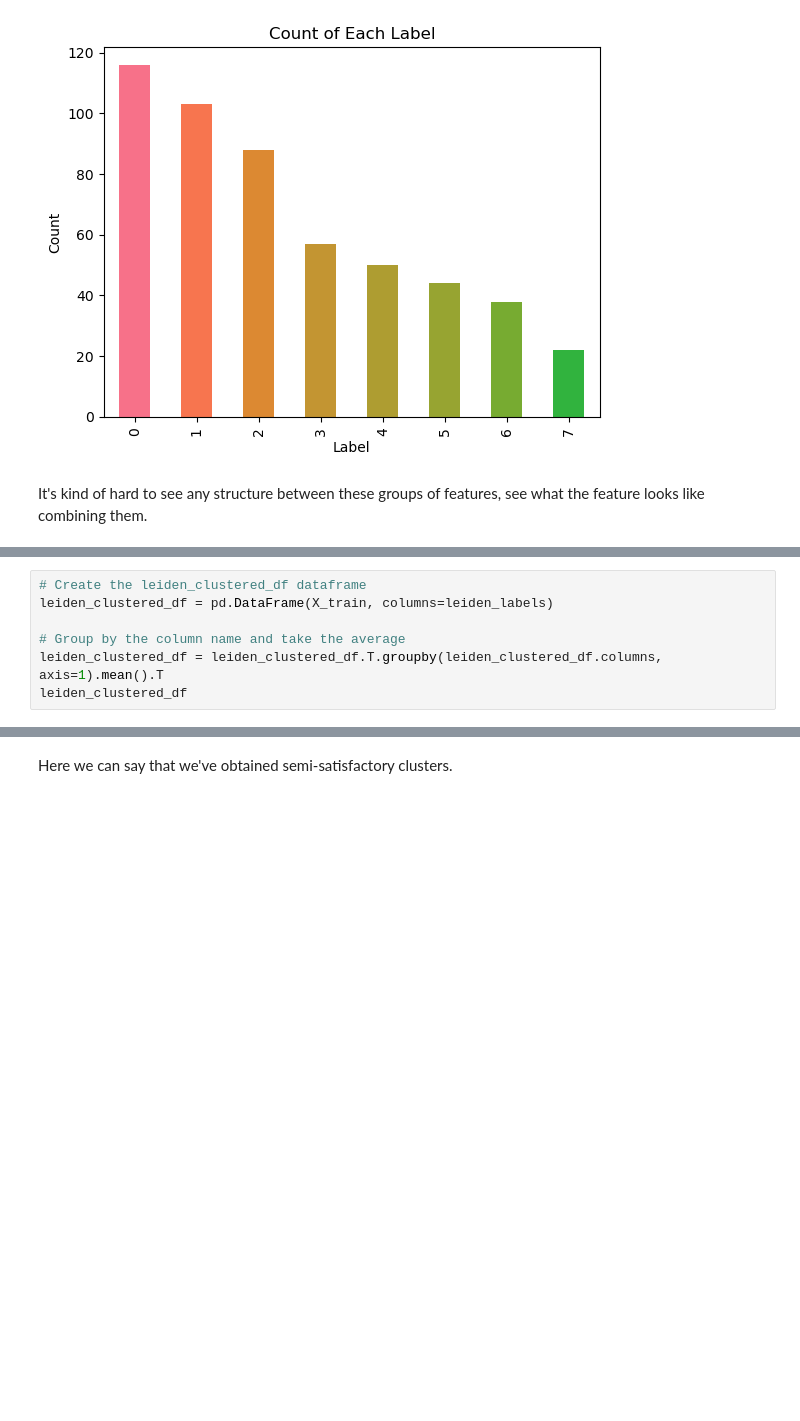
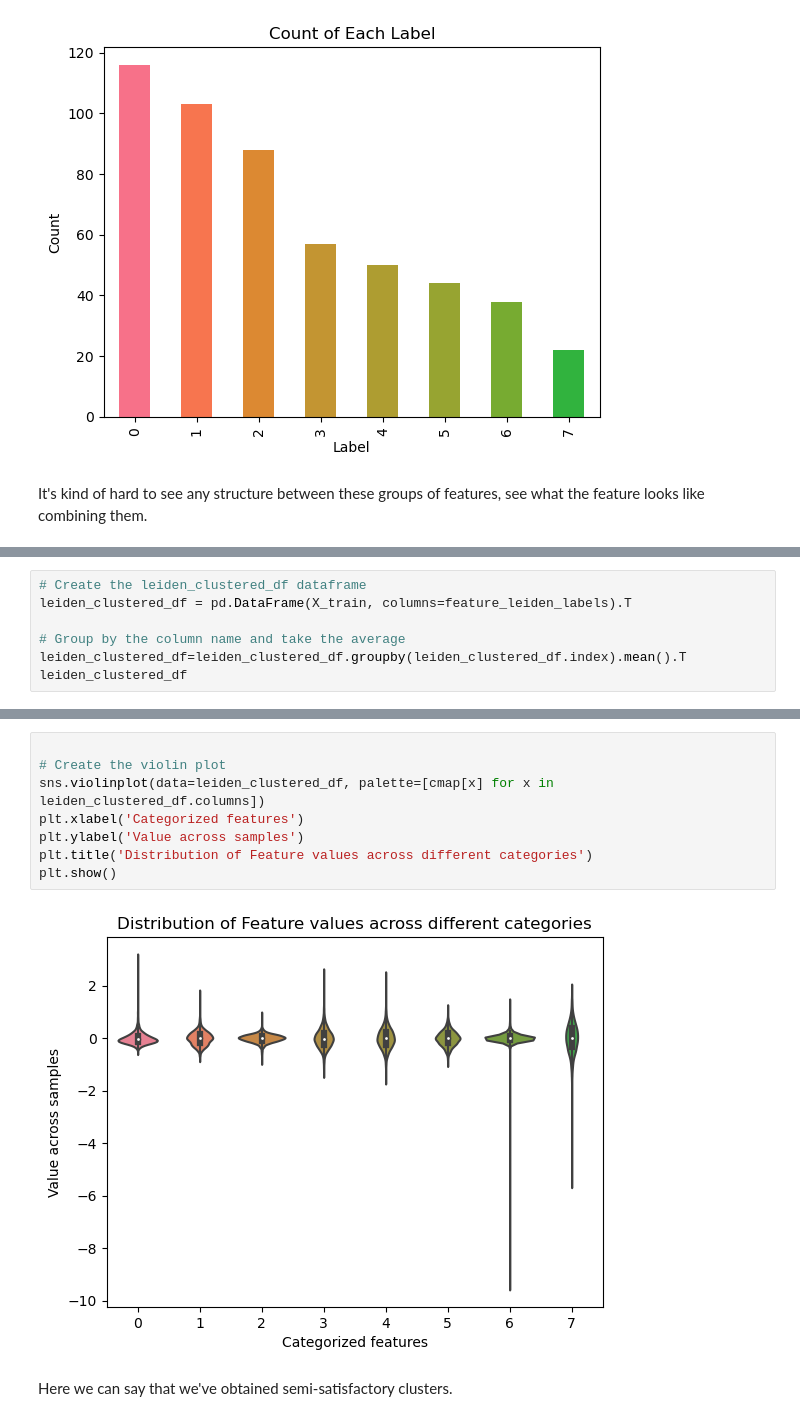
Before and after one commit to tobias-schnabel/sml-practical, a Jupyter notebook: Julia.ipynb, the cells around one changed output, grey strips where cells are left out. Saved outputs shown, nothing was run; the diff lists cells and outputs as text; blank space fills up the shorter version.

```diff
--- a/Julia.ipynb
+++ b/Julia.ipynb
@@ -365,8 +363,8 @@ len(leiden_labels)
 # %%
 # Create the leiden_clustered_df dataframe
-leiden_clustered_df = pd.DataFrame(X_train, columns=leiden_labels)
+leiden_clustered_df = pd.DataFrame(X_train, columns=feature_leiden_labels).T
 
 # Group by the column name and take the average
-leiden_clustered_df = leiden_clustered_df.T.groupby(leiden_clustered_df.columns, axis=1).mean().T
+leiden_clustered_df=leiden_clustered_df.groupby(leiden_clustered_df.index).mean().T
 leiden_clustered_df
 # %% [output]
@@ -377,2 +384,12 @@ AttributeError: 'numpy.ndarray' object has no attribute 'unique'
+# %%
+
+# Create the violin plot
+sns.violinplot(data=leiden_clustered_df, palette=[cmap[x] for x in leiden_clustered_df.columns])
+plt.xlabel('Categorized features')
+plt.ylabel('Value across samples')
+plt.title('Distribution of Feature values across different categories')
+plt.show()
+# %% [output]
+[figure, added]
 # %% [markdown]
 Here we can say that we've obtained semi-satisfactory clusters.
```
Also changed, not shown: parts of 12 cells of this notebook, 1 other file.
